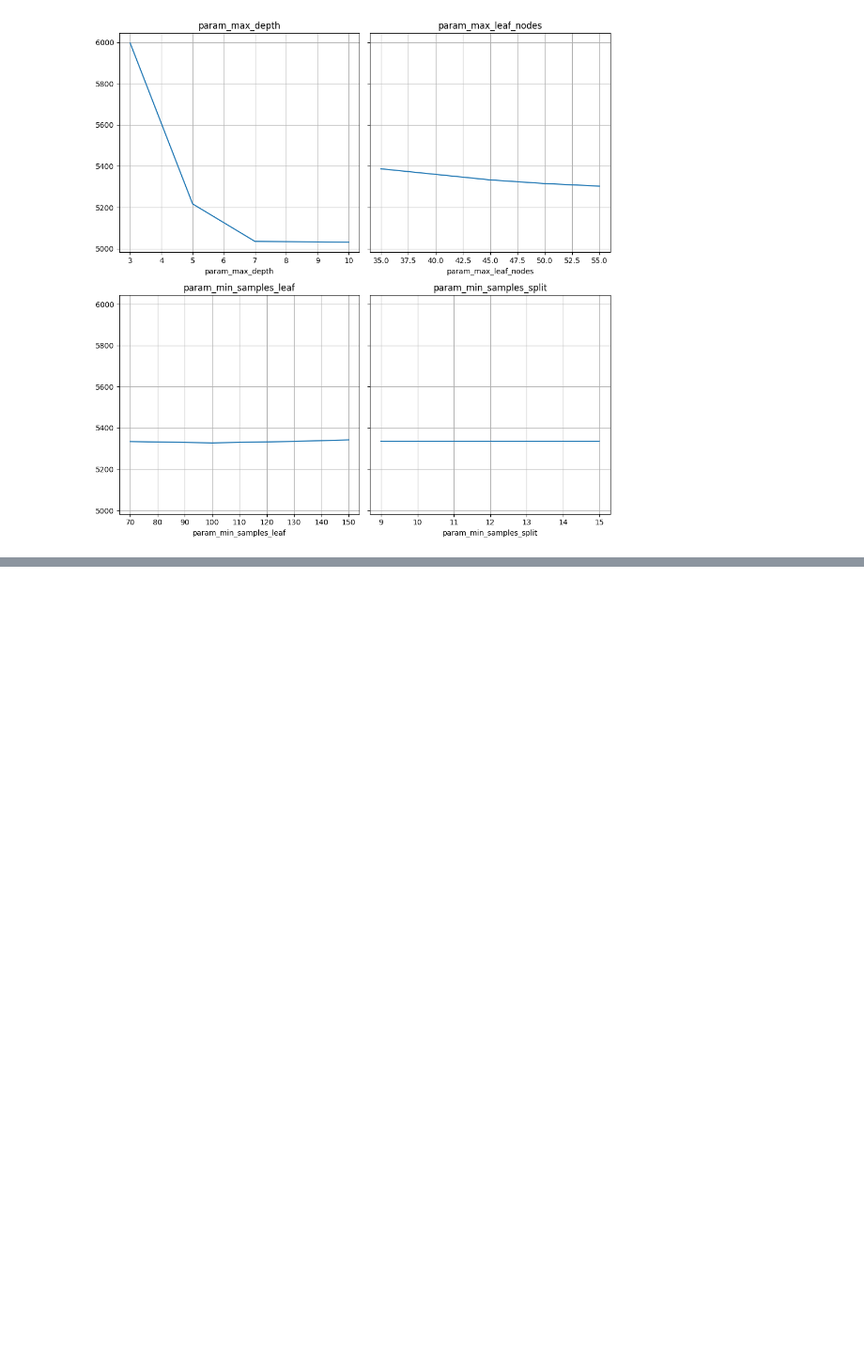
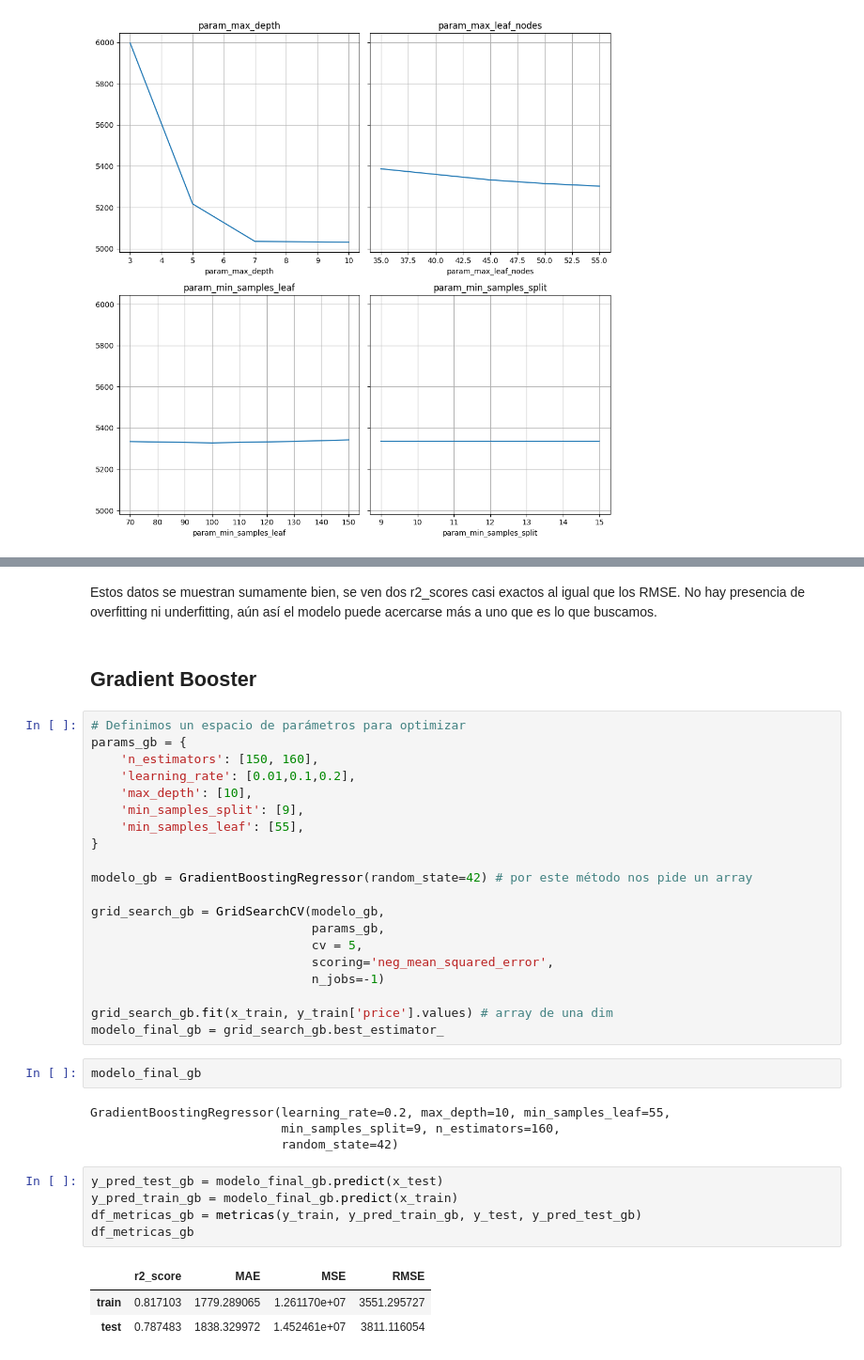
Before and after one commit to ngcarvajall/Lab_EDA_Gestion_Nulos, a Jupyter notebook: cross_validation.ipynb, the cells around one changed output, grey strips where cells are left out. Shown at 94% size. Drawn from its saved outputs; the diff is of its cells as text; blank space fills up the shorter version.

```diff
--- a/cross_validation.ipynb
+++ b/cross_validation.ipynb
@@ -420,0 +461,39 @@ pd.DataFrame(modelo_final_arbol_4.feature_importances_,columns = ['Importancia']
+# %% [markdown]
+Estos datos se muestran sumamente bien, se ven dos r2_scores casi exactos al igual que los RMSE. No hay presencia de overfitting ni underfitting, aún así el modelo puede acercarse más a uno que es lo que buscamos.
+# %% [markdown]
+## Gradient Booster
+# %%
+# Definimos un espacio de parámetros para optimizar
+params_gb = {
+    'n_estimators': [150, 160],
+    'learning_rate': [0.01,0.1,0.2],
+    'max_depth': [10],
+    'min_samples_split': [9],
+    'min_samples_leaf': [55],
+}
+
+modelo_gb = GradientBoostingRegressor(random_state=42) # por este método nos pide un array
+
+grid_search_gb = GridSearchCV(modelo_gb,
+                              params_gb,
+                              cv = 5,
+                              scoring='neg_mean_squared_error',
+                              n_jobs=-1)
+
+grid_search_gb.fit(x_train, y_train['price'].values) # array de una dim
+modelo_final_gb = grid_search_gb.best_estimator_
+# %%
+modelo_final_gb
+# %% [output]
+GradientBoostingRegressor(learning_rate=0.2, max_depth=10, min_samples_leaf=55,
+                          min_samples_split=9, n_estimators=160,
+                          random_state=42)
+# %%
+y_pred_test_gb = modelo_final_gb.predict(x_test)
+y_pred_train_gb = modelo_final_gb.predict(x_train)
+df_metricas_gb = metricas(y_train, y_pred_train_gb, y_test, y_pred_test_gb)
+df_metricas_gb
+# %% [output]
+|  | r2_score | MAE | MSE | RMSE |
+| train | 0.817103 | 1779.289065 | 1.261170e+07 | 3551.295727 |
+| test | 0.787483 | 1838.329972 | 1.452461e+07 | 3811.116054 |
```
Also changed, not shown: parts of 21 cells of this notebook, 6 other files.
